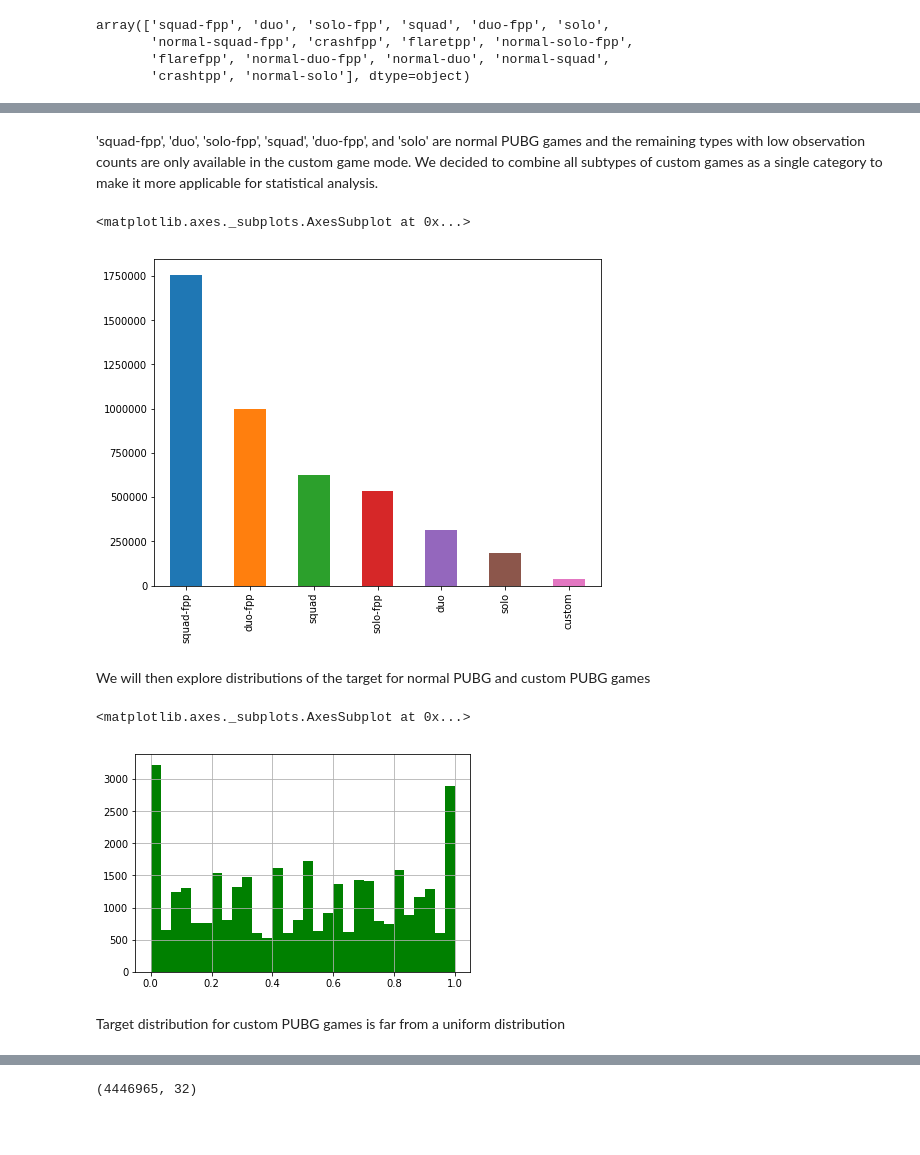
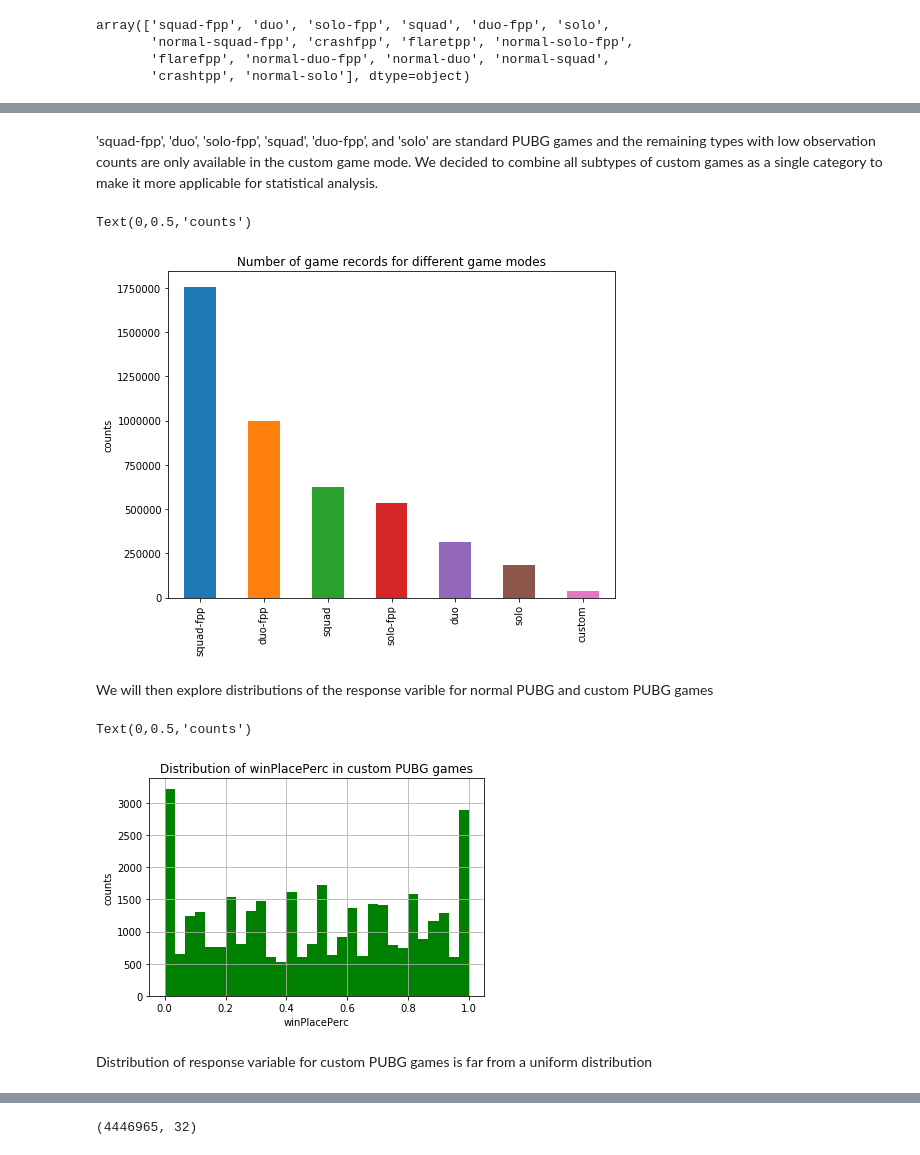
Before and after one commit to bojanin/pubg_cse627, a Jupyter notebook: data_explore.ipynb, the cells around one changed output, grey strips where cells are left out. Saved outputs shown, nothing was run; the diff lists cells and outputs as text; code cells hidden in the pictures; blank space fills up the shorter version.

```diff
--- a/data_explore.ipynb
+++ b/data_explore.ipynb
@@ -141,5 +154,5 @@ training_data["matchType"].value_counts().plot(kind="bar",figsize=(8,6))
 # %% [markdown]
-'squad-fpp', 'duo', 'solo-fpp', 'squad', 'duo-fpp', and 'solo' are normal PUBG games and the remaining types with low observation counts are only available in the custom game mode. We decided to combine all subtypes of custom games as a single category to make it more applicable for statistical analysis.
+'squad-fpp', 'duo', 'solo-fpp', 'squad', 'duo-fpp', and 'solo' are standard PUBG games and the remaining types with low observation counts are only available in the custom game mode. We decided to combine all subtypes of custom games as a single category to make it more applicable for statistical analysis.
 # %%
 normal_type = ['squad-fpp', 'duo', 'solo-fpp', 'squad', 'duo-fpp', 'solo']
 training_data["matchType"] = [i if i in normal_type else "custom" for i in training_data["matchType"]]
@@ -148,16 +159,21 @@ testing_data["matchType"] = [i if i in normal_type else "custom" for i in testin
 # %%
 training_data["matchType"].value_counts().plot(kind="bar",figsize=(8,6))
+plt.title("Number of game records for different game modes")
+plt.ylabel("counts")
 # %% [output]
-<matplotlib.axes._subplots.AxesSubplot at 0x...>
+Text(0,0.5,'counts')
-[figure, old version]
+[figure, new version]
 # %% [markdown]
-We will then explore distributions of the target for normal PUBG and custom PUBG games
+We will then explore distributions of the response varible for normal PUBG and custom PUBG games
 # %%
 training_data[training_data["matchType"] == "custom"].winPlacePerc.hist(bins=30,color = "green")
+plt.title("Distribution of winPlacePerc in custom PUBG games")
+plt.xlabel("winPlacePerc")
+plt.ylabel("counts")
 # %% [output]
-<matplotlib.axes._subplots.AxesSubplot at 0x...>
+Text(0,0.5,'counts')
-[figure, old version]
+[figure, new version]
 # %% [markdown]
-Target distribution for custom PUBG games is far from a uniform distribution
+Distribution of response variable for custom PUBG games is far from a uniform distribution
 # %%
 training_data[training_data["matchType"] != "custom"].winPlacePerc.hist(bins=30,color = "green")
```
Also changed, not shown: parts of 125 cells of this notebook.
